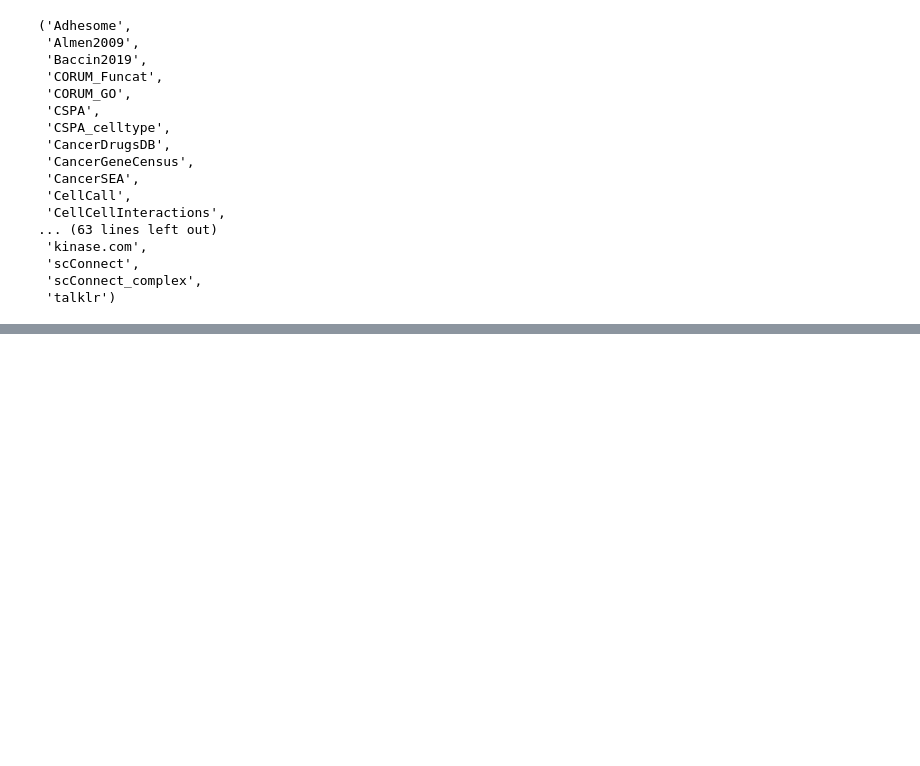
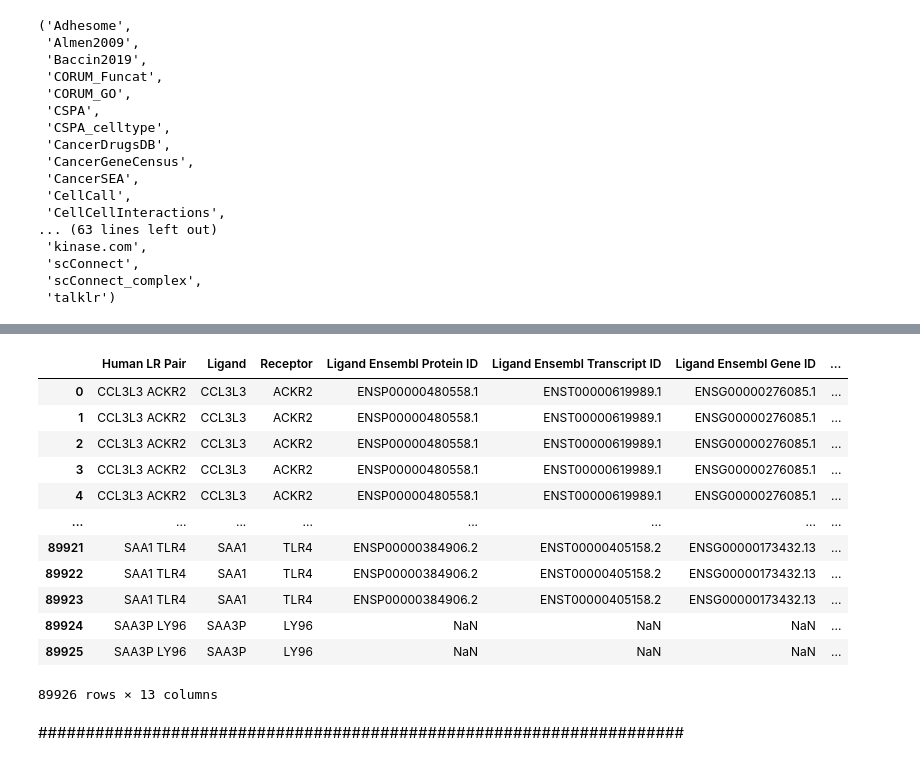
Before and after one commit to bioinfo-YCU/ConnectomeDB, a Jupyter notebook: Python_test.ipynb, the cells around one changed output, grey strips where cells are left out. Saved outputs shown, nothing was run; the diff lists cells and outputs as text; code cells hidden in the pictures; blank space fills up the shorter version.

```diff
--- a/Python_test.ipynb
+++ b/Python_test.ipynb
@@ -176,0 +474,24 @@ op.requests.Annotations.resources()
+# %%
+lim_df = lim_df.merge(df, how='left', left_on='Receptor', right_on='Gene Symbol')
+lim_df = lim_df.drop(columns=["Gene Symbol"])
+lim_df = lim_df.rename(columns={"FASTA Sequence": "Receptor Sequence",
+                                "Ensembl Protein ID": "Receptor Ensembl Protein ID",
+                                "Ensembl Transcript ID": "Receptor Ensembl Transcript ID",
+                                "Ensembl Gene ID": "Receptor Ensembl Gene ID",
+                                "Isoform Type": "Receptor Isoform Type"})
+# %%
+lim_df
+# %% [output]
+|  | Human LR Pair | Ligand | Receptor | Ligand Ensembl Protein ID | Ligand Ensembl Transcript ID | Ligand Ensembl Gene ID | ... |
+| 0 | CCL3L3 ACKR2 | CCL3L3 | ACKR2 | ENSP00000480558.1 | ENST00000619989.1 | ENSG00000276085.1 | ... |
+| 1 | CCL3L3 ACKR2 | CCL3L3 | ACKR2 | ENSP00000480558.1 | ENST00000619989.1 | ENSG00000276085.1 | ... |
+| 2 | CCL3L3 ACKR2 | CCL3L3 | ACKR2 | ENSP00000480558.1 | ENST00000619989.1 | ENSG00000276085.1 | ... |
+| 3 | CCL3L3 ACKR2 | CCL3L3 | ACKR2 | ENSP00000480558.1 | ENST00000619989.1 | ENSG00000276085.1 | ... |
+| 4 | CCL3L3 ACKR2 | CCL3L3 | ACKR2 | ENSP00000480558.1 | ENST00000619989.1 | ENSG00000276085.1 | ... |
+| ... | ... | ... | ... | ... | ... | ... | ... |
+| 89921 | SAA1 TLR4 | SAA1 | TLR4 | ENSP00000384906.2 | ENST00000405158.2 | ENSG00000173432.13 | ... |
+| 89922 | SAA1 TLR4 | SAA1 | TLR4 | ENSP00000384906.2 | ENST00000405158.2 | ENSG00000173432.13 | ... |
+| 89923 | SAA1 TLR4 | SAA1 | TLR4 | ENSP00000384906.2 | ENST00000405158.2 | ENSG00000173432.13 | ... |
+| 89924 | SAA3P LY96 | SAA3P | LY96 | NaN | NaN | NaN | ... |
+| 89925 | SAA3P LY96 | SAA3P | LY96 | NaN | NaN | NaN | ... |
+89926 rows × 13 columns
@@ -176,0 +500,2 @@ op.requests.Annotations.resources()
+# %% [markdown]
+####################################################################
```
Also changed, not shown: parts of 23 cells of this notebook, 3 other files.
